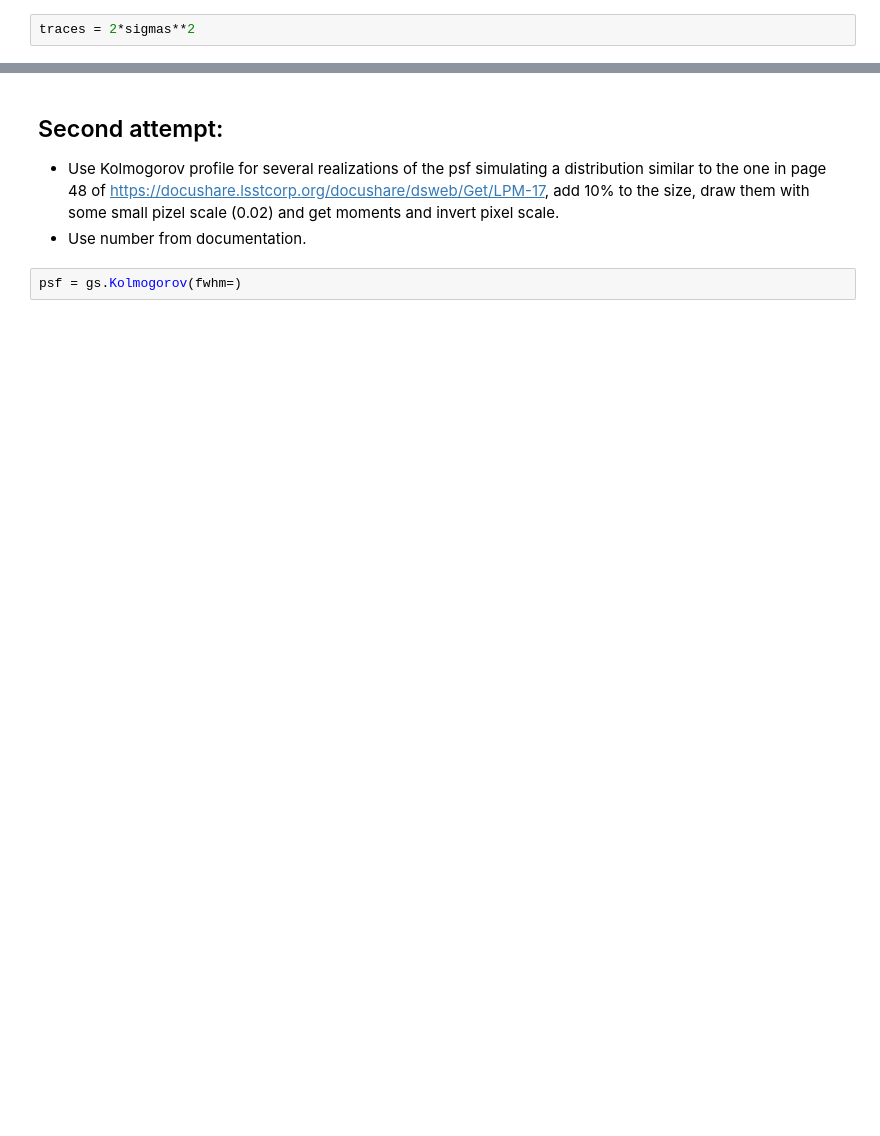
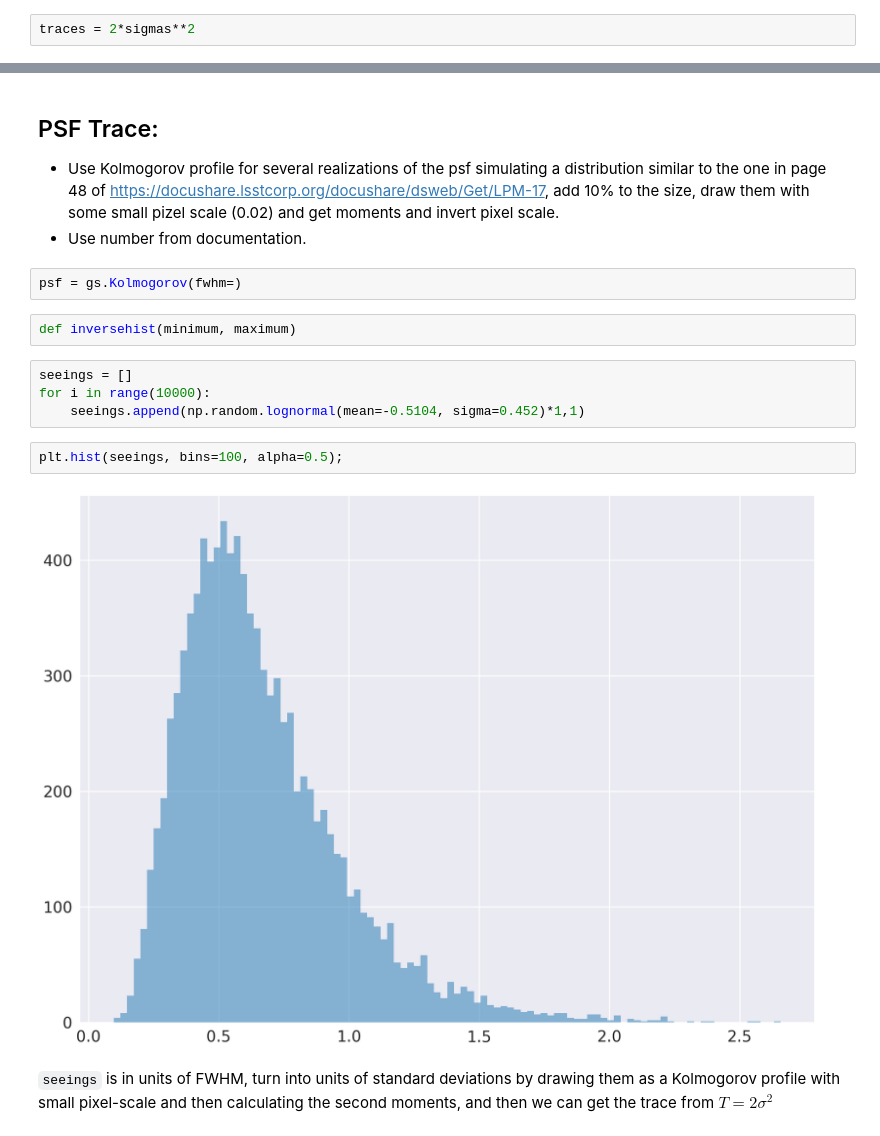
Before and after one commit to hsnee/lsstpsf, a Jupyter notebook: GalSize.ipynb, the cells around one changed output, grey strips where cells are left out. Cells and saved outputs as stored; diff of their text form; blank space fills up the shorter version.

Commit message:
updating trace calculations

```diff
--- a/GalSize.ipynb
+++ b/GalSize.ipynb
@@ -65,6 +67,18 @@ np.mean(traces)
 # %% [markdown]
-## Second attempt:
+## PSF Trace:
 - Use Kolmogorov profile for several realizations of the psf simulating a distribution similar to the one in page 48 of https://docushare.lsstcorp.org/docushare/dsweb/Get/LPM-17, add 10% to the size, draw them with some small pizel scale (0.02) and get moments and invert pixel scale.
 - Use number from documentation.
 # %%
 psf = gs.Kolmogorov(fwhm=)
+# %%
+def inversehist(minimum, maximum)
+# %%
+seeings = []
+for i in range(10000):
+    seeings.append(np.random.lognormal(mean=-0.5104, sigma=0.452)*1,1)
+# %%
+plt.hist(seeings, bins=100, alpha=0.5);
+# %% [output]
+[figure, added]
+# %% [markdown]
+`seeings` is in units of FWHM, turn into units of standard deviations by drawing them as a Kolmogorov profile with small pixel-scale and then calculating the second moments, and then we can get the trace from $T = 2\sigma^2$
```
Also changed, not shown: parts of 11 cells of this notebook.
